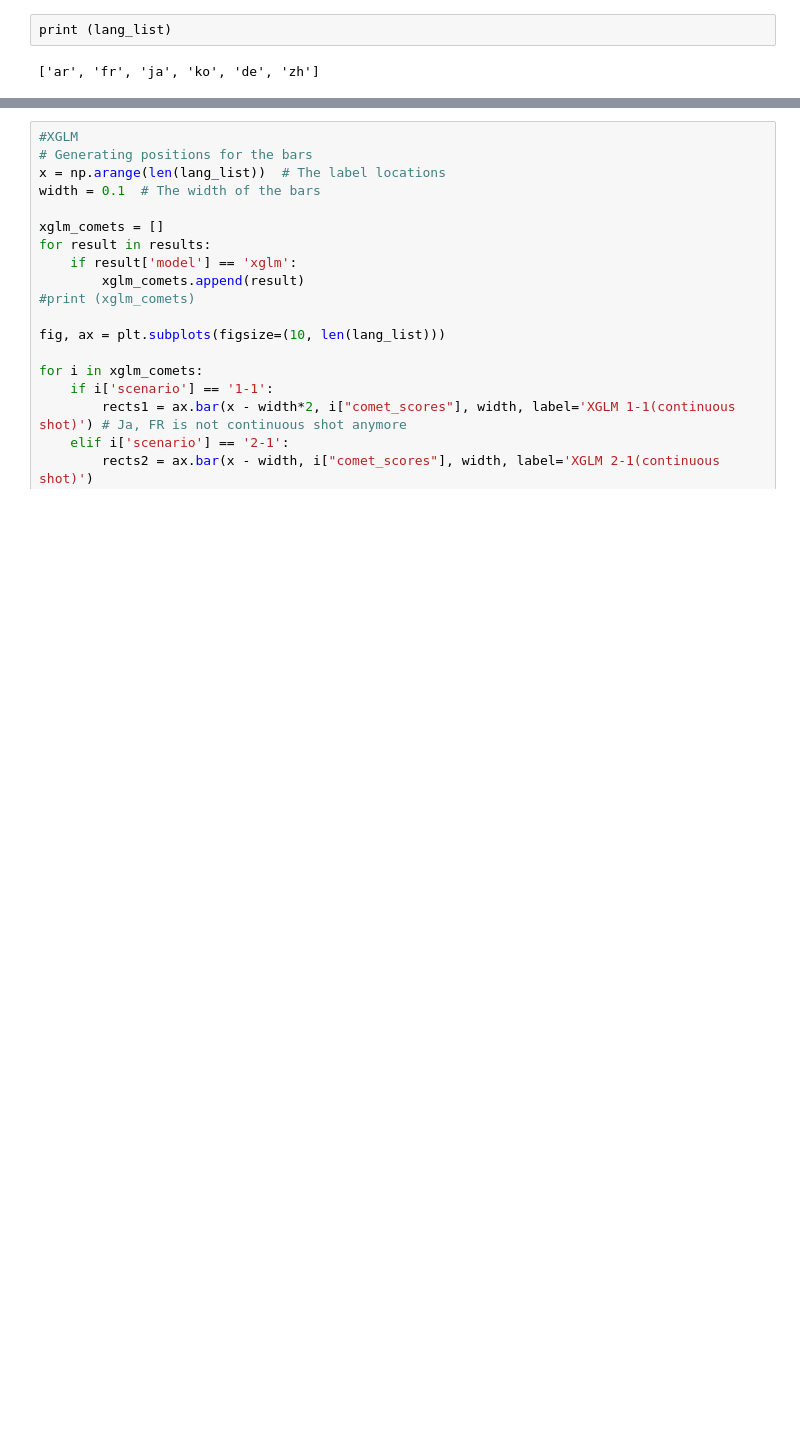
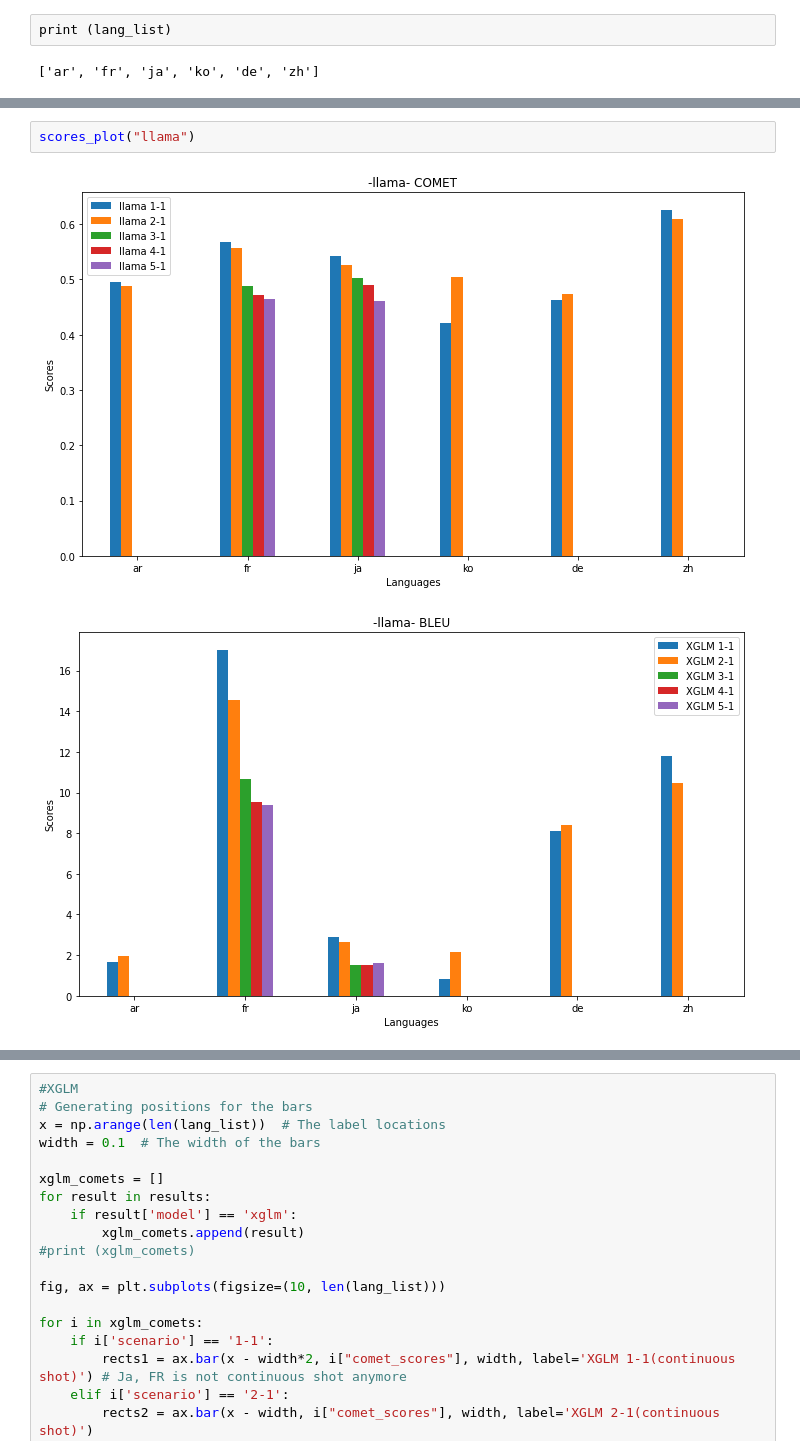
Before and after one commit to su0315/LLM_Contextual_Prompt_MT, a Jupyter notebook: notebook/result_visualization/context_size_comparison.ipynb, the cells around one changed output, grey strips where cells are left out. Drawn from its saved outputs; the diff is of its cells as text; blank space fills up the shorter version.

```diff
--- a/notebook/result_visualization/context_size_comparison.ipynb
+++ b/notebook/result_visualization/context_size_comparison.ipynb
@@ -94,0 +180,5 @@ print (lang_list)
+# %%
+scores_plot("llama")
+# %% [output]
+[figure, added]
+[figure, added]
```
Also changed, not shown: parts of 10 cells of this notebook, 1 other file.
